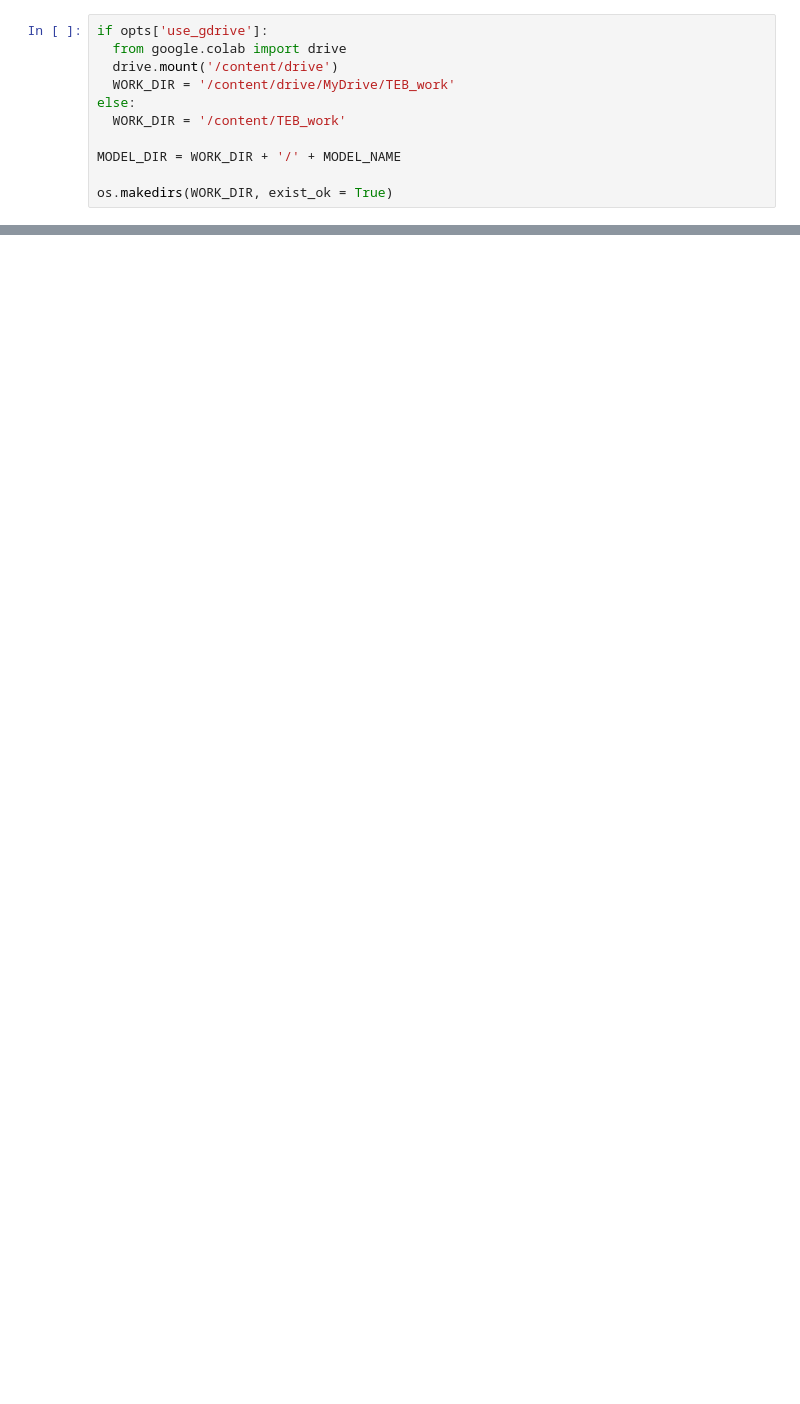
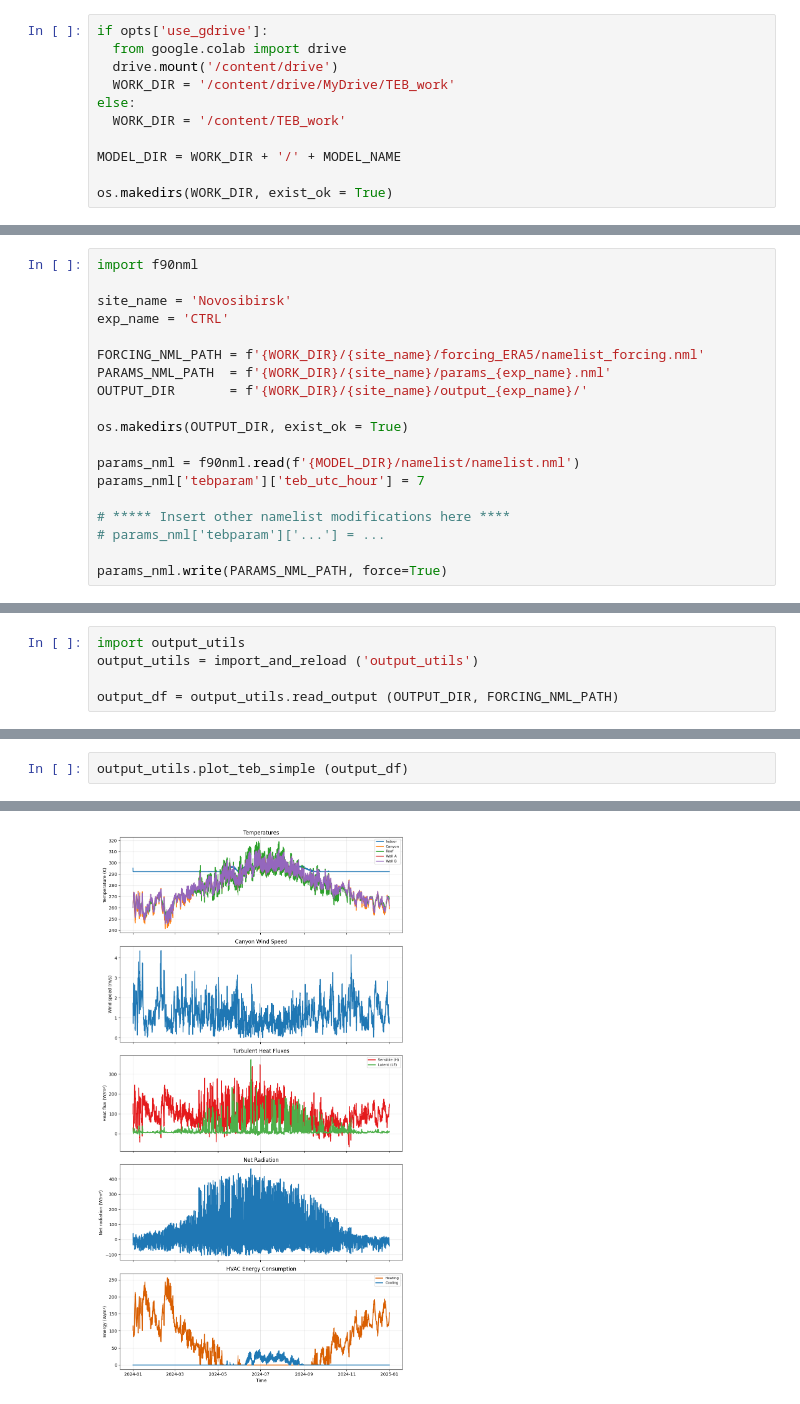
Before and after one commit to mkolennikova/TEB-Ru, a Jupyter notebook: run_in_collab.ipynb, the cells around one changed output, grey strips where cells are left out. Cells and saved outputs as stored; diff of their text form; blank space fills up the shorter version.

```diff
--- a/run_in_collab.ipynb
+++ b/run_in_collab.ipynb
@@ -175,0 +179,19 @@ with open(f'{MODEL_DIR}/namelist/namelist_forcing.nml', "r", encoding="utf-8") a
+# %%
+import f90nml
+
+site_name = 'Novosibirsk'
+exp_name = 'CTRL'
+
+FORCING_NML_PATH = f'{WORK_DIR}/{site_name}/forcing_ERA5/namelist_forcing.nml'
+PARAMS_NML_PATH  = f'{WORK_DIR}/{site_name}/params_{exp_name}.nml'
+OUTPUT_DIR       = f'{WORK_DIR}/{site_name}/output_{exp_name}/'
+
+os.makedirs(OUTPUT_DIR, exist_ok = True)
+
+params_nml = f90nml.read(f'{MODEL_DIR}/namelist/namelist.nml')
+params_nml['tebparam']['teb_utc_hour'] = 7
+
+# ***** Insert other namelist modifications here ****
+# params_nml['tebparam']['...'] = ...
+
+params_nml.write(PARAMS_NML_PATH, force=True)
@@ -197 +228,6 @@ run_utils.run_in_cell(exe_path='./TEB_offline.exe', log_file='log.txt', cwd = MO
 0
+# %%
+import output_utils
+output_utils = import_and_reload ('output_utils')
+
+output_df = output_utils.read_output (OUTPUT_DIR, FORCING_NML_PATH)
@@ -197,0 +246,3 @@ run_utils.run_in_cell(exe_path='./TEB_offline.exe', log_file='log.txt', cwd = MO
+# %%
+output_utils.plot_teb_simple (output_df)
+# %% [output]
@@ -197,0 +256 @@ run_utils.run_in_cell(exe_path='./TEB_offline.exe', log_file='log.txt', cwd = MO
+[figure, added]
```
Also changed, not shown: parts of 23 cells of this notebook.
